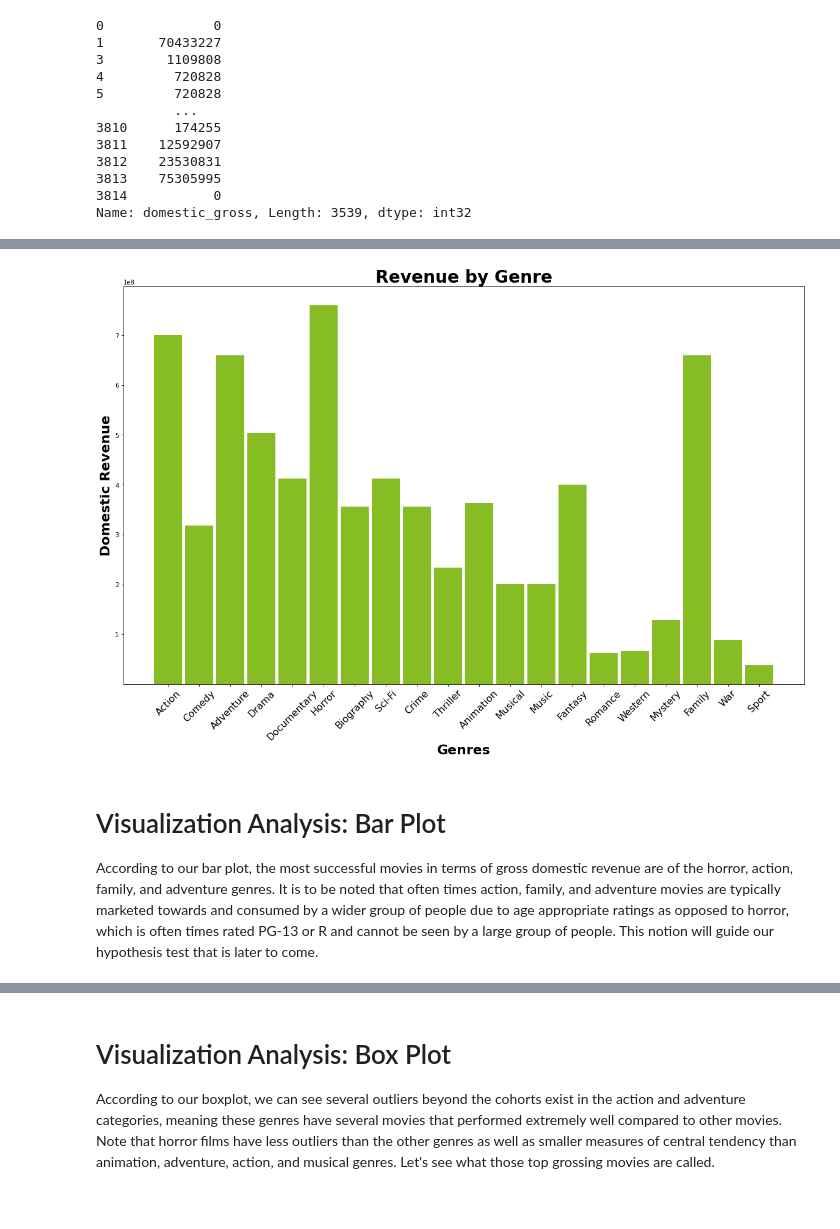
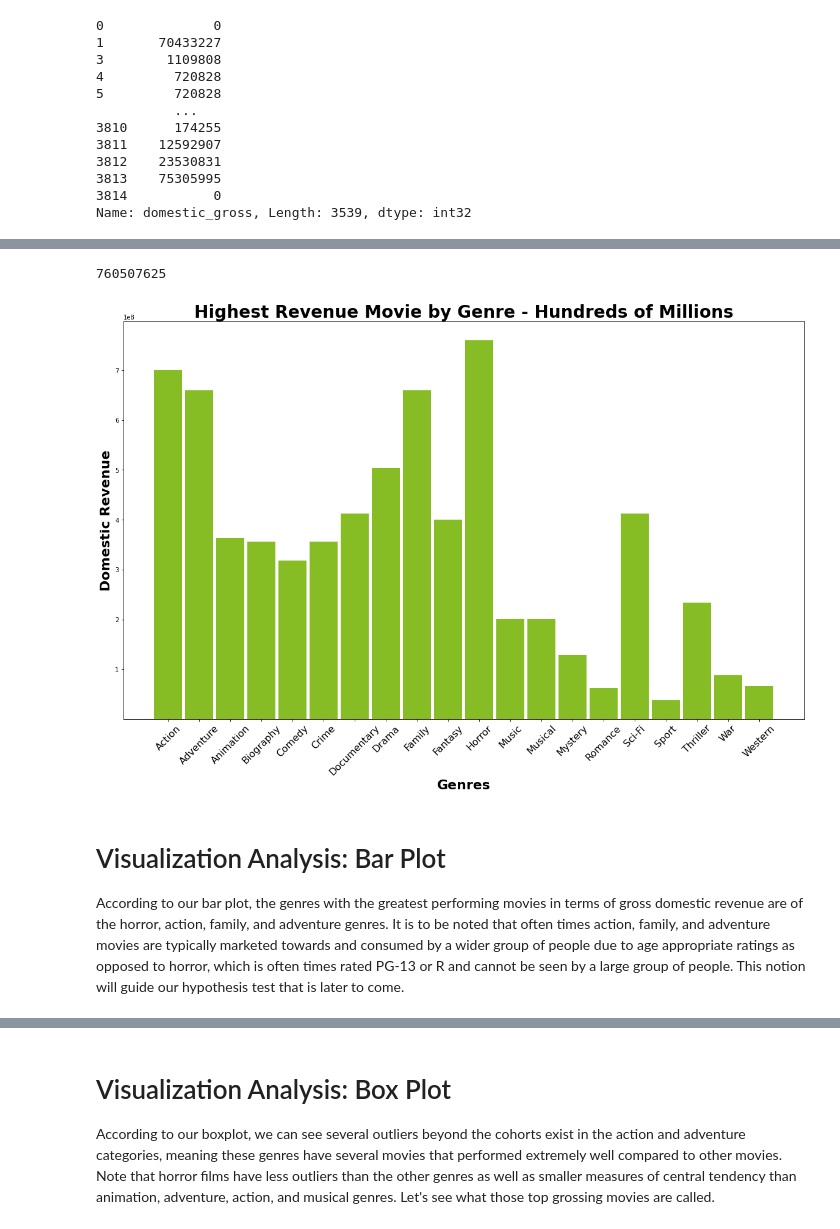
Before and after one commit to harte3/Flatiron-Capstone-Group-2, a Jupyter notebook: notebooks/alivia-vaia/Genre and Revenue.ipynb, the cells around one changed output, grey strips where cells are left out. Cells and saved outputs as stored; diff of their text form; code cells hidden in the pictures.

```diff
--- a/notebooks/alivia-vaia/Genre and Revenue.ipynb
+++ b/notebooks/alivia-vaia/Genre and Revenue.ipynb
@@ -179,3 +181,7 @@ clean_dollar(movies_df,'domestic_gross')
 3813    75305995
 3814           0
 Name: domestic_gross, Length: 3539, dtype: int32
+# %%
+# sort data frame to ensure that the visualization is in order
+sorted_movies_df = movies_df.sort_values(['main_genre','domestic_gross'], ascending=True)
+sorted_movies_df.head()
@@ -182,21 +195,27 @@ Name: domestic_gross, Length: 3539, dtype: int32
+# %%
+total_action = sorted_movies_df[(sorted_movies_df['main_genre'] == 'Horror')]
+max(total_action['domestic_gross'])
+# %% [output]
+760507625
 # %%
-# plot genre in relation to revenue
+# plot genre in relation to revenue - this visualization excludes outliers
+
 plt.figure(figsize=(20,12))
 
-plt.bar(movies_df["main_genre"], movies_df["domestic_gross"], width=0.9, bottom=0.2, color='#86BC24')
+plt.bar(sorted_movies_df['main_genre'], sorted_movies_df["domestic_gross"], width=0.9, bottom=0.2, color='#86BC24')
 
 plt.xlabel('Genres', fontsize=22, fontweight='bold')
 plt.ylabel('Domestic Revenue', fontsize = 22, fontweight='bold')
 plt.xticks(rotation='45', fontsize = 16)
 
 
-plt.title('Revenue by Genre', fontsize = 28, fontweight='bold')
+plt.title('Highest Revenue Movie by Genre - Hundreds of Millions', fontsize = 28, fontweight='bold')
 
 
 plt.show()
 # %% [output]
-[figure, old version]
+[figure, new version]
 # %% [markdown]
 # Visualization Analysis: Bar Plot
-According to our bar plot, the most successful movies in terms of gross domestic revenue are of the horror, action, family, and adventure genres. It is to be noted that often times action, family, and adventure movies are typically marketed towards and consumed by a wider group of people due to age appropriate ratings as opposed to horror, which is often times rated PG-13 or R and cannot be seen by a large group of people. This notion will guide our hypothesis test that is later to come.
+According to our bar plot, the genres with the greatest performing movies in terms of gross domestic revenue are of the horror, action, family, and adventure genres. It is to be noted that often times action, family, and adventure movies are typically marketed towards and consumed by a wider group of people due to age appropriate ratings as opposed to horror, which is often times rated PG-13 or R and cannot be seen by a large group of people. This notion will guide our hypothesis test that is later to come.
 # %%
```
Also changed, not shown: parts of 4 cells of this notebook.
